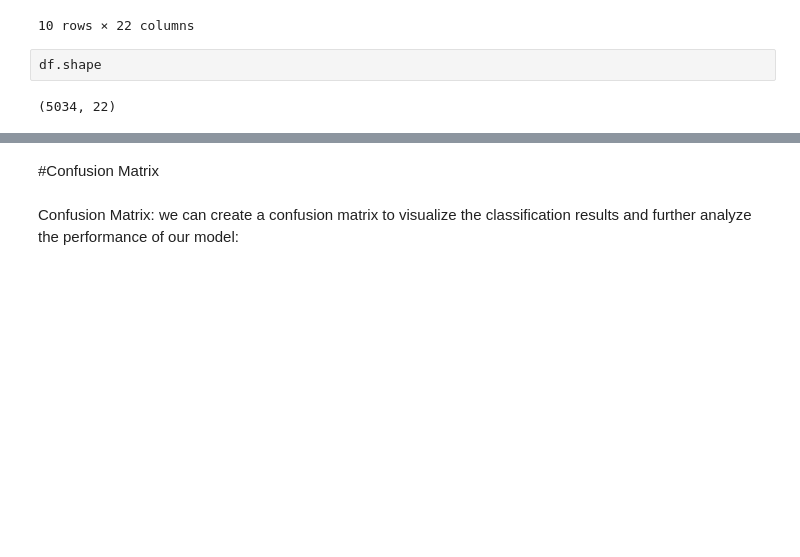
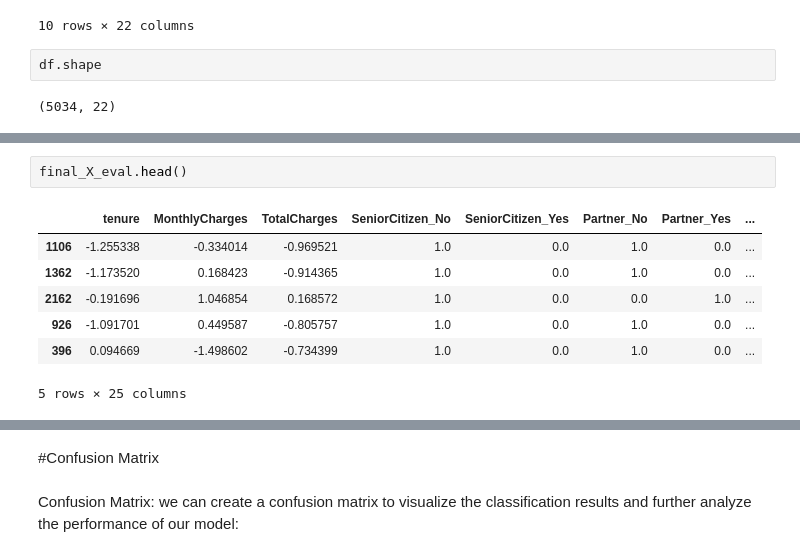
Before and after one commit to mancatha/LP2, a Jupyter notebook: LP2.ipynb, the cells around one changed output, grey strips where cells are left out. Cells and saved outputs as stored; diff of their text form; blank space fills up the shorter version.

```diff
--- a/LP2.ipynb
+++ b/LP2.ipynb
@@ -2050,0 +2198,10 @@ F1-Score: 0.6032388663967612
+# %%
+final_X_eval.head()
+# %% [output]
+|  | tenure | MonthlyCharges | TotalCharges | SeniorCitizen_No | SeniorCitizen_Yes | Partner_No | Partner_Yes | ... |
+| 1106 | -1.255338 | -0.334014 | -0.969521 | 1.0 | 0.0 | 1.0 | 0.0 | ... |
+| 1362 | -1.173520 | 0.168423 | -0.914365 | 1.0 | 0.0 | 1.0 | 0.0 | ... |
+| 2162 | -0.191696 | 1.046854 | 0.168572 | 1.0 | 0.0 | 0.0 | 1.0 | ... |
+| 926 | -1.091701 | 0.449587 | -0.805757 | 1.0 | 0.0 | 1.0 | 0.0 | ... |
+| 396 | 0.094669 | -1.498602 | -0.734399 | 1.0 | 0.0 | 1.0 | 0.0 | ... |
+5 rows × 25 columns
```
Also changed, not shown: parts of 111 cells of this notebook, 3 other files.
